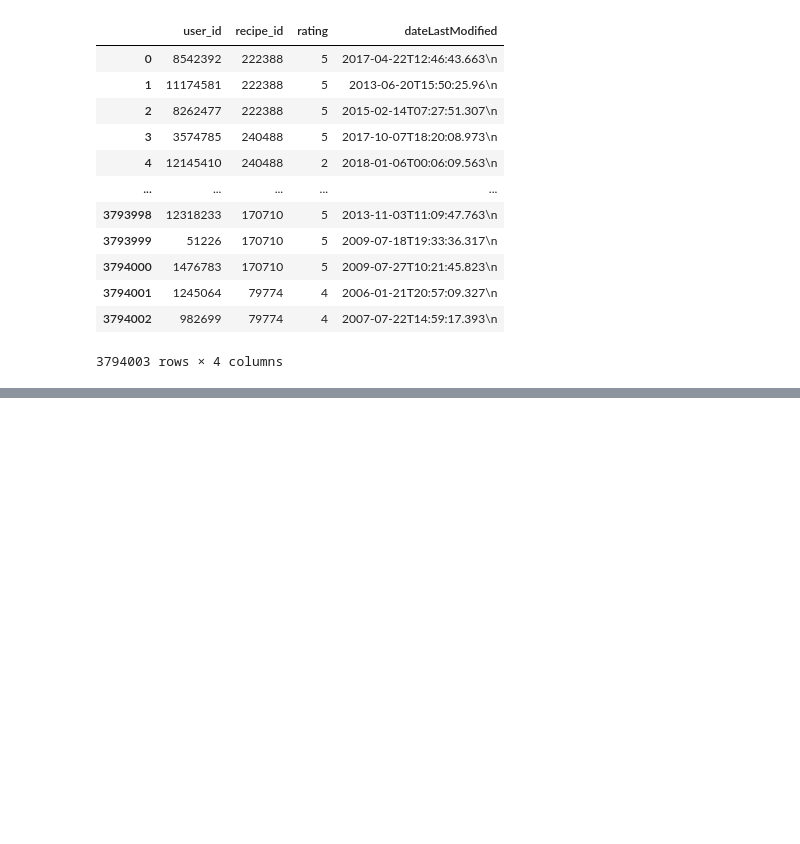
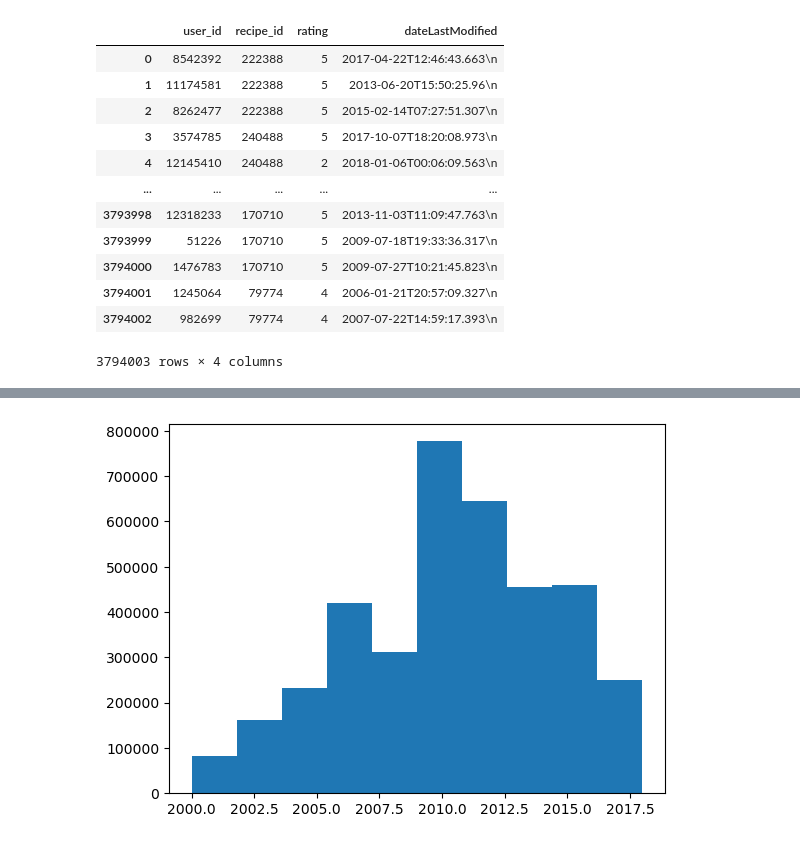
Before and after one commit to dtuleva/Recipe_Recommendation_System, a Jupyter notebook: RRS_EDA.ipynb, the cells around one changed output, grey strips where cells are left out. Cells and saved outputs as stored; diff of their text form; code cells hidden in the pictures; blank space fills up the shorter version.

```diff
--- a/RRS_EDA.ipynb
+++ b/RRS_EDA.ipynb
@@ -165,0 +191,5 @@ pd.read_csv("data/foodRecSys-V1_kaggle/raw-data_interaction.csv")
+# %%
+plt.hist(interactions.dateLastModified.dt.year)
+plt.show()
+# %% [output]
+[figure, added]
```
Also changed, not shown: parts of 16 cells of this notebook.
